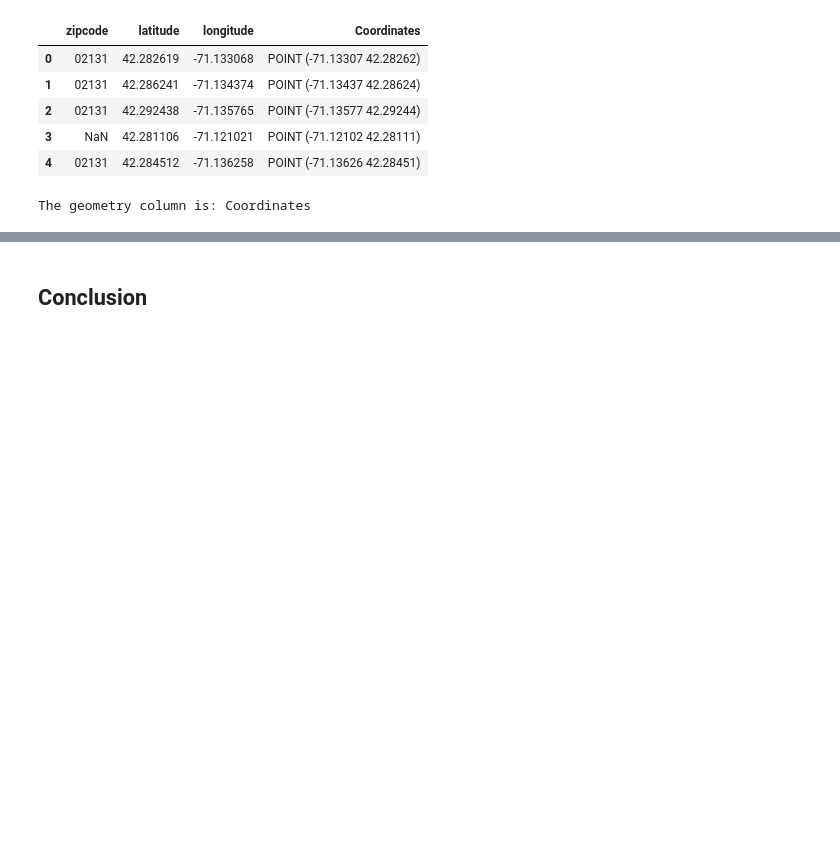
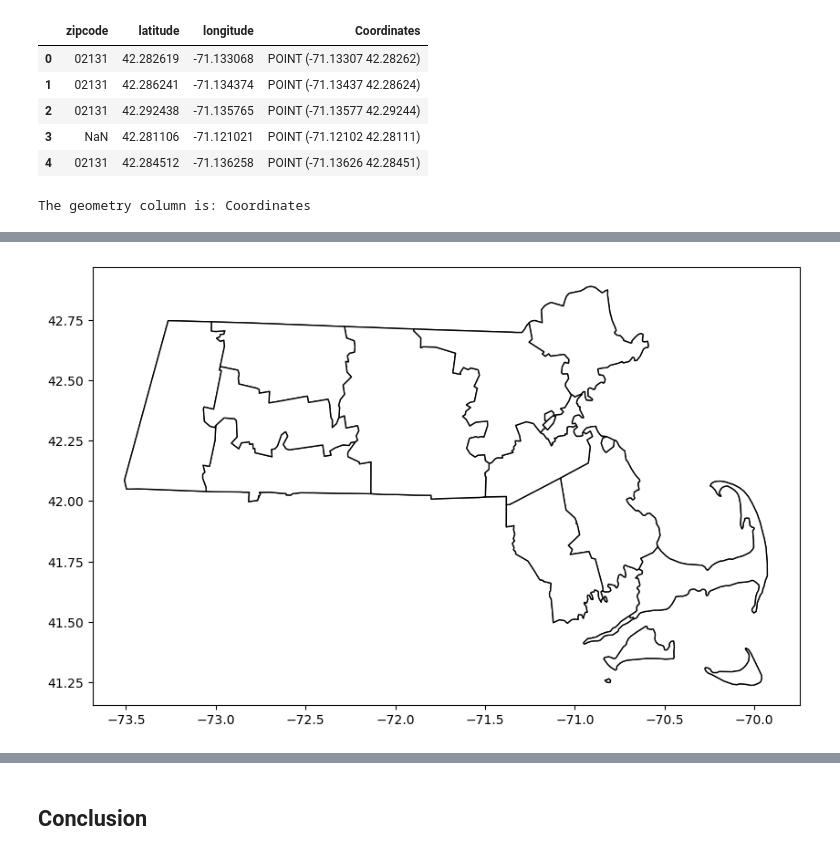
Before and after one commit to ECO225-W2024/project-one-code-32record, a Jupyter notebook: Project1 notebook.ipynb, the cells around one changed output, grey strips where cells are left out. Cells and saved outputs as stored; diff of their text form; code cells hidden in the pictures; blank space fills up the shorter version.

```diff
--- a/Project1 notebook.ipynb
+++ b/Project1 notebook.ipynb
@@ -342,0 +385,3 @@ The geometry column is: Coordinates
+# %%
+county_df = gpd.read_file("http://www2.census.gov/geo/tiger/GENZ2016/shp/cb_2016_us_county_5m.zip")
+county_df.head()
@@ -342,0 +395,3 @@ The geometry column is: Coordinates
+# %%
+county_df = county_df.query("STATEFP == '25'")
+county_df
@@ -342,0 +414,9 @@ The geometry column is: Coordinates
+# %%
+fig, gax = plt.subplots(figsize=(10, 10))
+
+state_df.query("NAME == 'Massachusetts'").plot(ax=gax, edgecolor="black", color="white")
+county_df.plot(ax=gax, edgecolor="black", color="white")
+
+plt.show()
+# %% [output]
+[figure, added]
```
Also changed, not shown: parts of 11 cells of this notebook.
